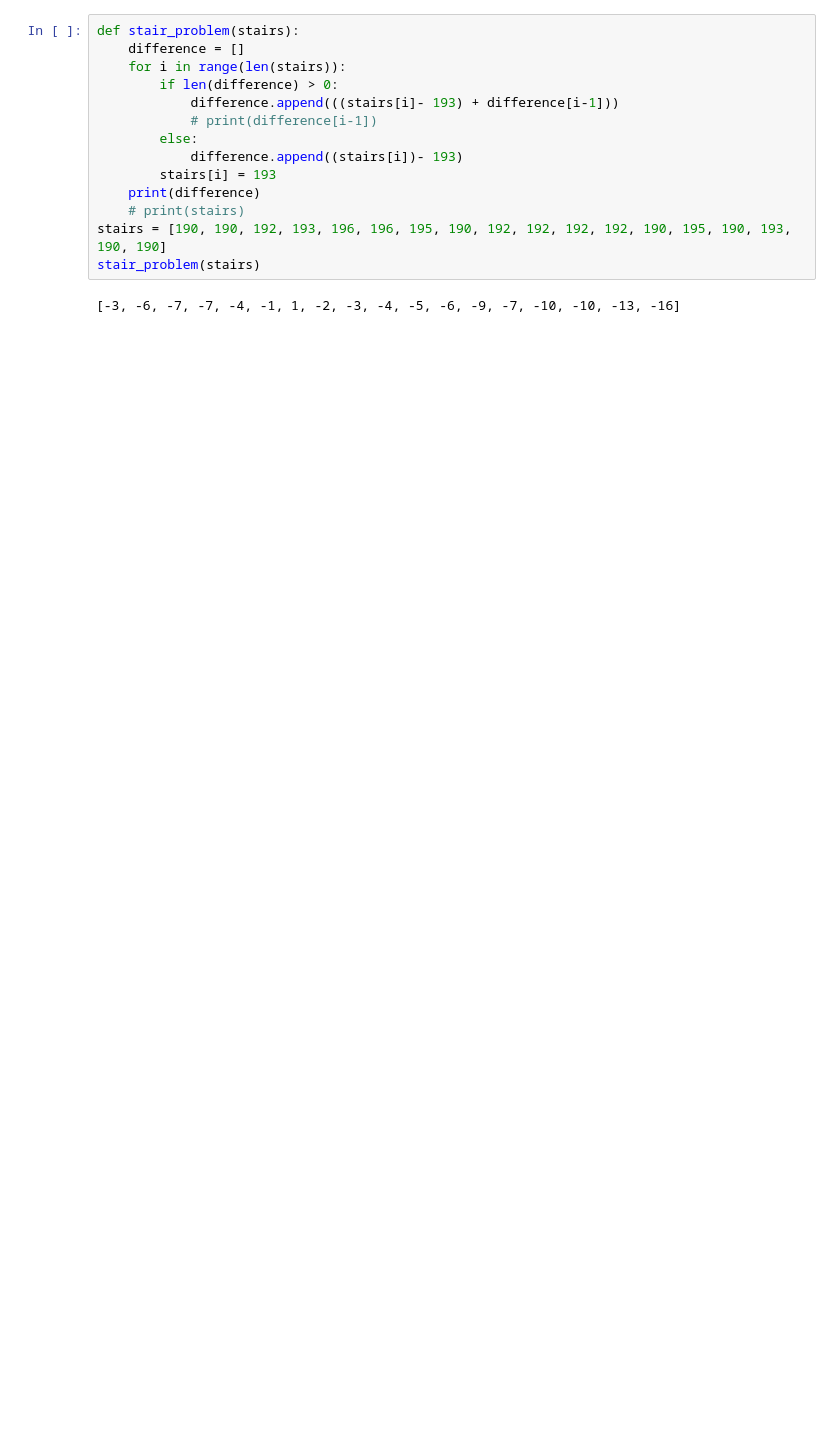
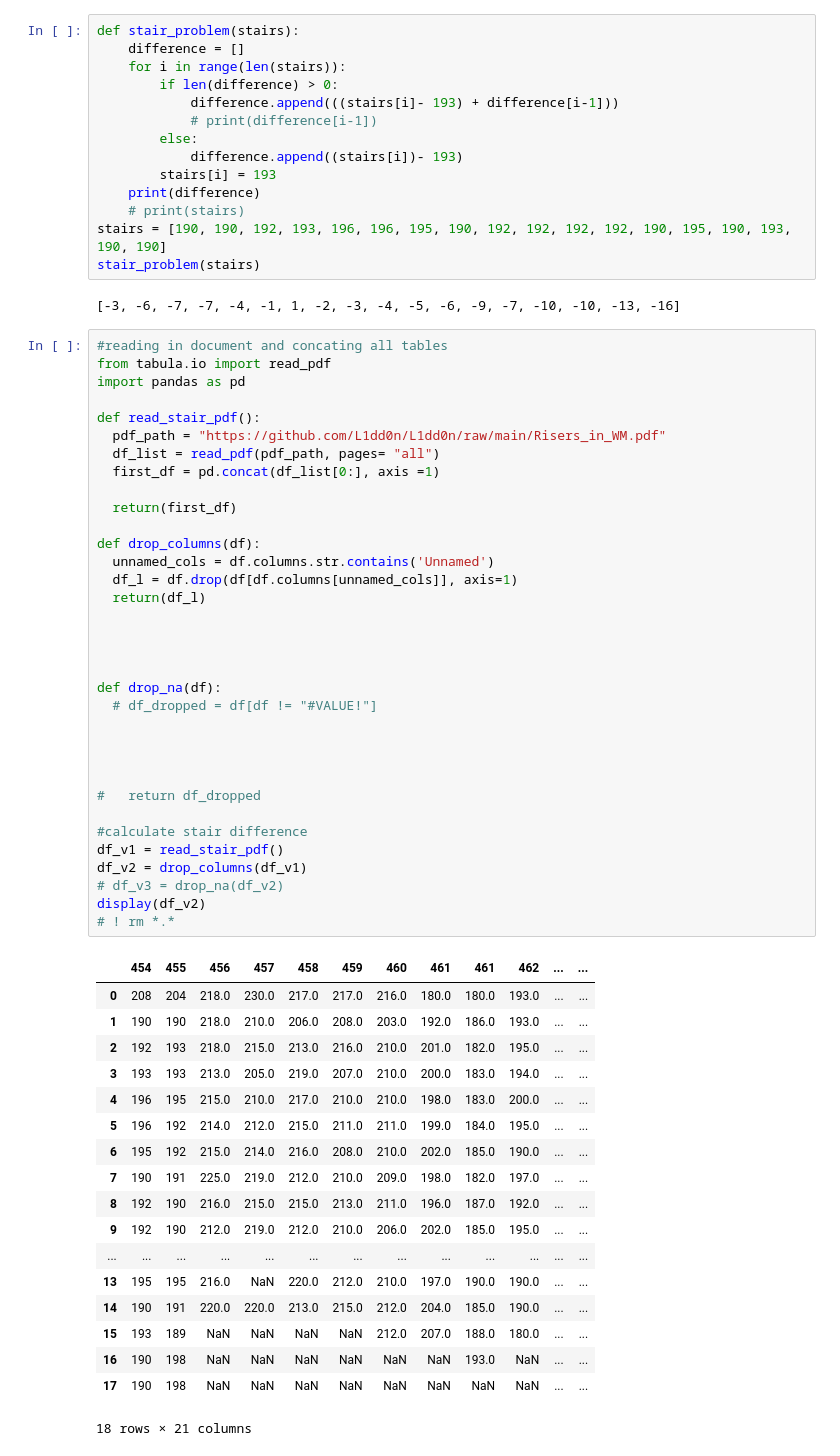
Before and after one commit to L1dd0n/L1dd0n, a Jupyter notebook: Untitled0.ipynb, the cells around one changed output. Cells and saved outputs as stored; diff of their text form; blank space fills up the shorter version.

```diff
--- a/Untitled0.ipynb
+++ b/Untitled0.ipynb
@@ -27,3 +27,56 @@ stairs = [190, 190, 192, 193, 196, 196, 195, 190, 192, 192, 192, 192, 190, 195,
 stair_problem(stairs)
 # %% [output]
 [-3, -6, -7, -7, -4, -1, 1, -2, -3, -4, -5, -6, -9, -7, -10, -10, -13, -16]
+# %%
+#reading in document and concating all tables
+from tabula.io import read_pdf
+import pandas as pd
+
+def read_stair_pdf():
+  pdf_path = "https://github.com/L1dd0n/L1dd0n/raw/main/Risers_in_WM.pdf"
+  df_list = read_pdf(pdf_path, pages= "all")
+  first_df = pd.concat(df_list[0:], axis =1)
+
+  return(first_df)
+
+def drop_columns(df):
+  unnamed_cols = df.columns.str.contains('Unnamed')
+  df_l = df.drop(df[df.columns[unnamed_cols]], axis=1)
+  return(df_l)
+
+
+
+
+def drop_na(df):
+  # df_dropped = df[df != "#VALUE!"]
+
+
+
+
+#   return df_dropped
+
+#calculate stair difference
+df_v1 = read_stair_pdf()
+df_v2 = drop_columns(df_v1)
+# df_v3 = drop_na(df_v2)
+display(df_v2)
+# ! rm *.*
+# %% [output]
+|  | 454 | 455 | 456 | 457 | 458 | 459 | 460 | 461 | 461 | 462 | ... | ... |
+| 0 | 208 | 204 | 218.0 | 230.0 | 217.0 | 217.0 | 216.0 | 180.0 | 180.0 | 193.0 | ... | ... |
+| 1 | 190 | 190 | 218.0 | 210.0 | 206.0 | 208.0 | 203.0 | 192.0 | 186.0 | 193.0 | ... | ... |
+| 2 | 192 | 193 | 218.0 | 215.0 | 213.0 | 216.0 | 210.0 | 201.0 | 182.0 | 195.0 | ... | ... |
+| 3 | 193 | 193 | 213.0 | 205.0 | 219.0 | 207.0 | 210.0 | 200.0 | 183.0 | 194.0 | ... | ... |
+| 4 | 196 | 195 | 215.0 | 210.0 | 217.0 | 210.0 | 210.0 | 198.0 | 183.0 | 200.0 | ... | ... |
+| 5 | 196 | 192 | 214.0 | 212.0 | 215.0 | 211.0 | 211.0 | 199.0 | 184.0 | 195.0 | ... | ... |
+| 6 | 195 | 192 | 215.0 | 214.0 | 216.0 | 208.0 | 210.0 | 202.0 | 185.0 | 190.0 | ... | ... |
+| 7 | 190 | 191 | 225.0 | 219.0 | 212.0 | 210.0 | 209.0 | 198.0 | 182.0 | 197.0 | ... | ... |
+| 8 | 192 | 190 | 216.0 | 215.0 | 215.0 | 213.0 | 211.0 | 196.0 | 187.0 | 192.0 | ... | ... |
+| 9 | 192 | 190 | 212.0 | 219.0 | 212.0 | 210.0 | 206.0 | 202.0 | 185.0 | 195.0 | ... | ... |
+| ... | ... | ... | ... | ... | ... | ... | ... | ... | ... | ... | ... | ... |
+| 13 | 195 | 195 | 216.0 | NaN | 220.0 | 212.0 | 210.0 | 197.0 | 190.0 | 190.0 | ... | ... |
+| 14 | 190 | 191 | 220.0 | 220.0 | 213.0 | 215.0 | 212.0 | 204.0 | 185.0 | 190.0 | ... | ... |
+| 15 | 193 | 189 | NaN | NaN | NaN | NaN | 212.0 | 207.0 | 188.0 | 180.0 | ... | ... |
+| 16 | 190 | 198 | NaN | NaN | NaN | NaN | NaN | NaN | 193.0 | NaN | ... | ... |
+| 17 | 190 | 198 | NaN | NaN | NaN | NaN | NaN | NaN | NaN | NaN | ... | ... |
+18 rows × 21 columns
```
Also changed, not shown: parts of 3 cells of this notebook.
